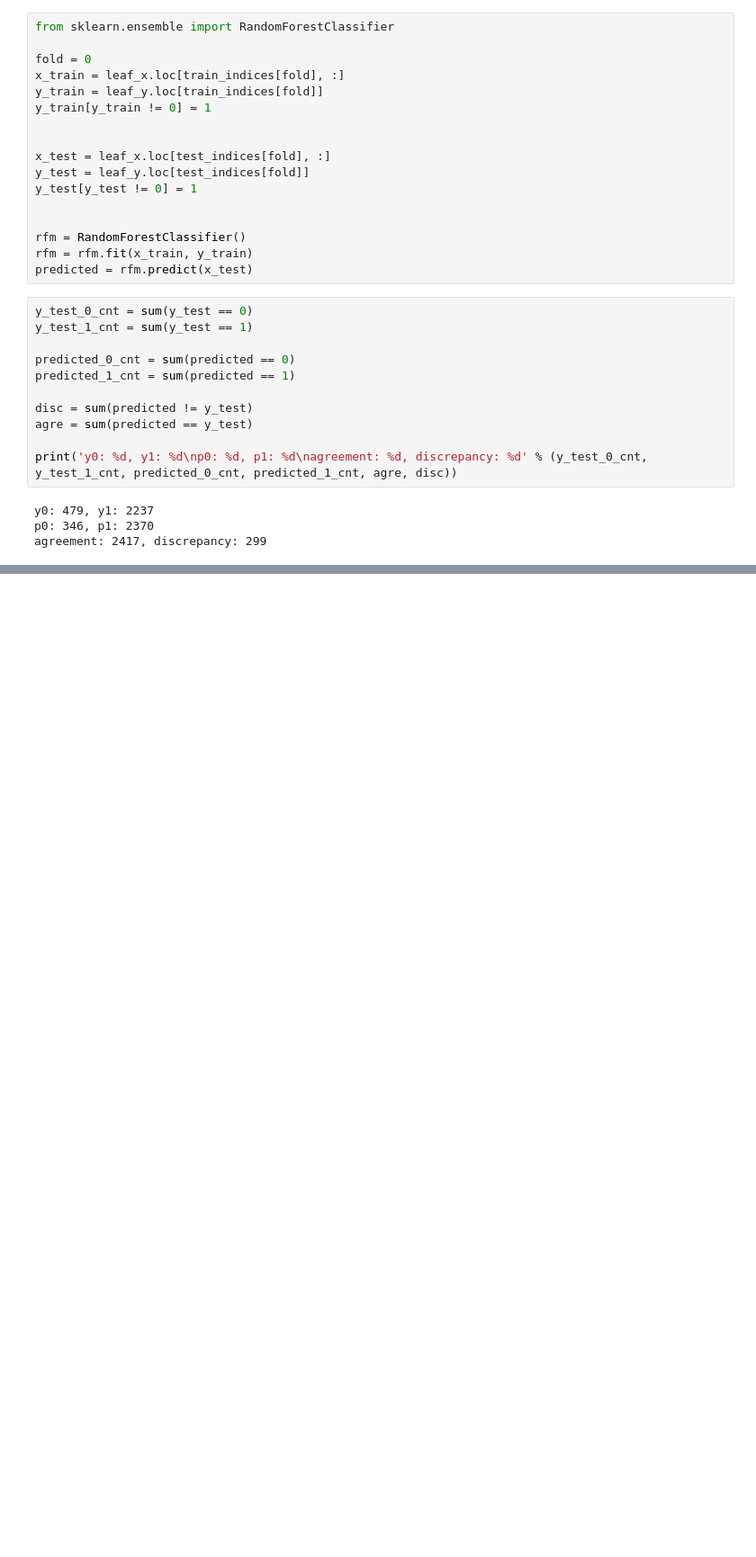
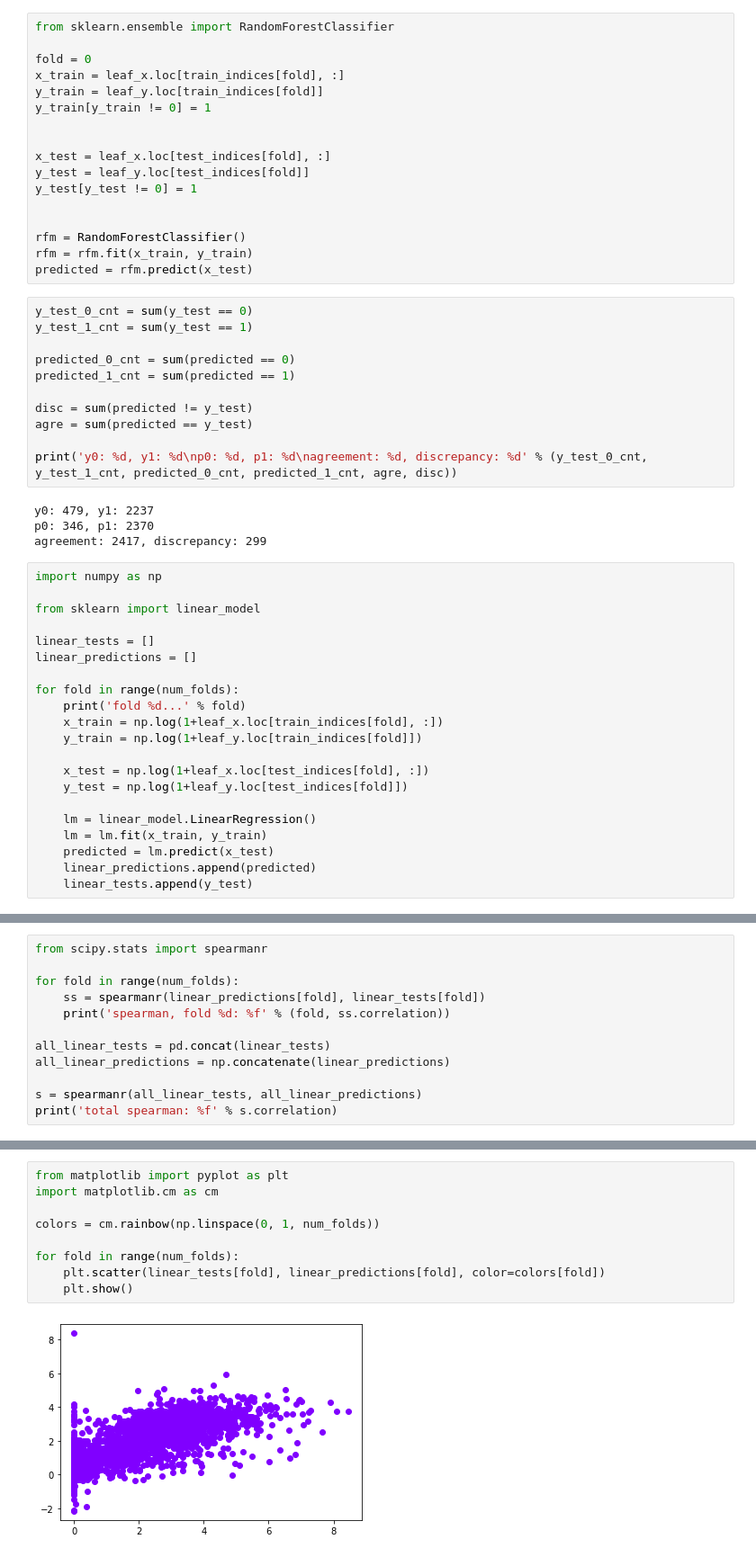
Before and after one commit to asiahpirani/plant_histone_modification, a Jupyter notebook: random_forest_test.ipynb, the cells around one changed output, grey strips where cells are left out. Shown: that part at 90% size. Drawn from its saved outputs; the diff is of its cells as text; blank space fills up the shorter version.

```diff
--- a/random_forest_test.ipynb
+++ b/random_forest_test.ipynb
@@ -193,3 +193,24 @@ print('y0: %d, y1: %d\np0: %d, p1: %d\nagreement: %d, discrepancy: %d' % (y_test
 y0: 479, y1: 2237
 p0: 346, p1: 2370
 agreement: 2417, discrepancy: 299
+# %%
+import numpy as np
+
+from sklearn import linear_model
+
+linear_tests = []
+linear_predictions = []
+
+for fold in range(num_folds):
+    print('fold %d...' % fold)
+    x_train = np.log(1+leaf_x.loc[train_indices[fold], :])
+    y_train = np.log(1+leaf_y.loc[train_indices[fold]])
+
+    x_test = np.log(1+leaf_x.loc[test_indices[fold], :])
+    y_test = np.log(1+leaf_y.loc[test_indices[fold]])
+
+    lm = linear_model.LinearRegression()
+    lm = lm.fit(x_train, y_train)
+    predicted = lm.predict(x_test)
+    linear_predictions.append(predicted)
+    linear_tests.append(y_test)
@@ -195,0 +228,12 @@ agreement: 2417, discrepancy: 299
+# %%
+from scipy.stats import spearmanr
+
+for fold in range(num_folds):
+    ss = spearmanr(linear_predictions[fold], linear_tests[fold])
+    print('spearman, fold %d: %f' % (fold, ss.correlation))
+
+all_linear_tests = pd.concat(linear_tests)
+all_linear_predictions = np.concatenate(linear_predictions)
+
+s = spearmanr(all_linear_tests, all_linear_predictions)
+print('total spearman: %f' % s.correlation)
@@ -195,0 +252,11 @@ agreement: 2417, discrepancy: 299
+# %%
+from matplotlib import pyplot as plt
+import matplotlib.cm as cm
+
+colors = cm.rainbow(np.linspace(0, 1, num_folds))
+
+for fold in range(num_folds):
+    plt.scatter(linear_tests[fold], linear_predictions[fold], color=colors[fold])
+    plt.show()
+# %% [output]
+[figure, added]
```
Also changed, not shown: parts of 13 cells of this notebook.
